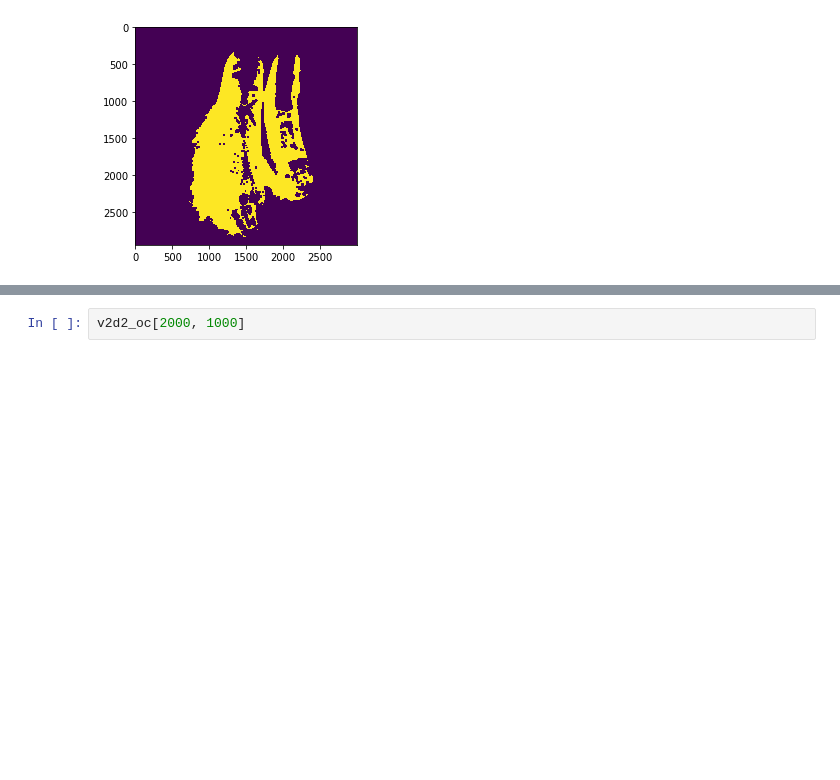
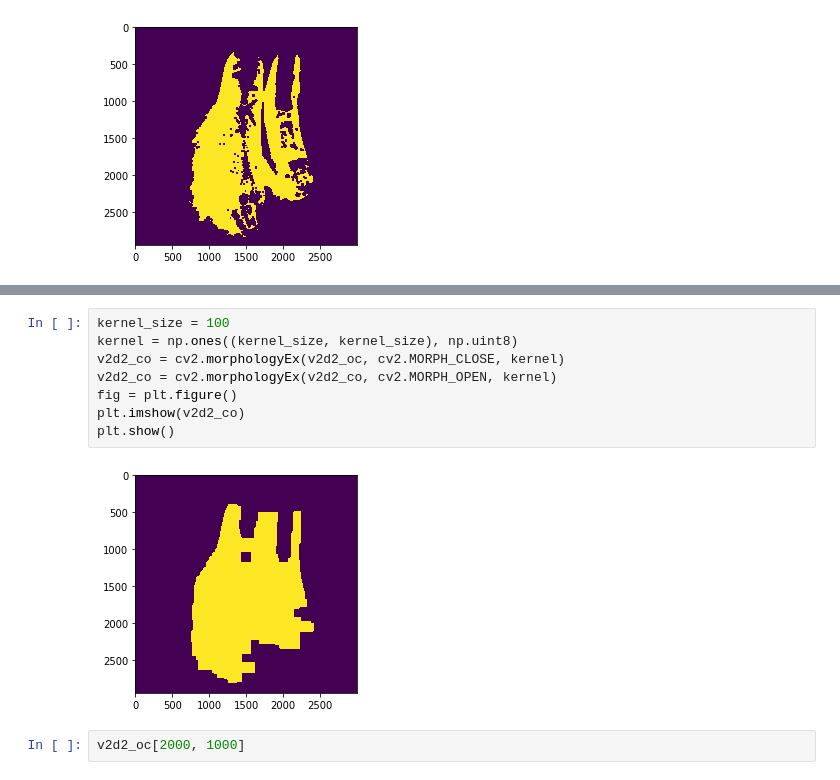
Before and after one commit to sergisalgueiro/ObjectRecognitionPython, a Jupyter notebook: Notebook.ipynb, the cells around one changed output, grey strips where cells are left out. Saved outputs shown, nothing was run; the diff lists cells and outputs as text; blank space fills up the shorter version.

```diff
--- a/Notebook.ipynb
+++ b/Notebook.ipynb
@@ -140,3 +140,13 @@ plt.show()
+# %%
+kernel_size = 100
+kernel = np.ones((kernel_size, kernel_size), np.uint8)
+v2d2_co = cv2.morphologyEx(v2d2_oc, cv2.MORPH_CLOSE, kernel)
+v2d2_co = cv2.morphologyEx(v2d2_co, cv2.MORPH_OPEN, kernel)
+fig = plt.figure()
+plt.imshow(v2d2_co)
+plt.show()
+# %% [output]
+[figure, added]
 # %%
 v2d2_oc[2000, 1000]
 # %% [output]
```
Also changed, not shown: parts of 18 cells of this notebook, 3 other files.
